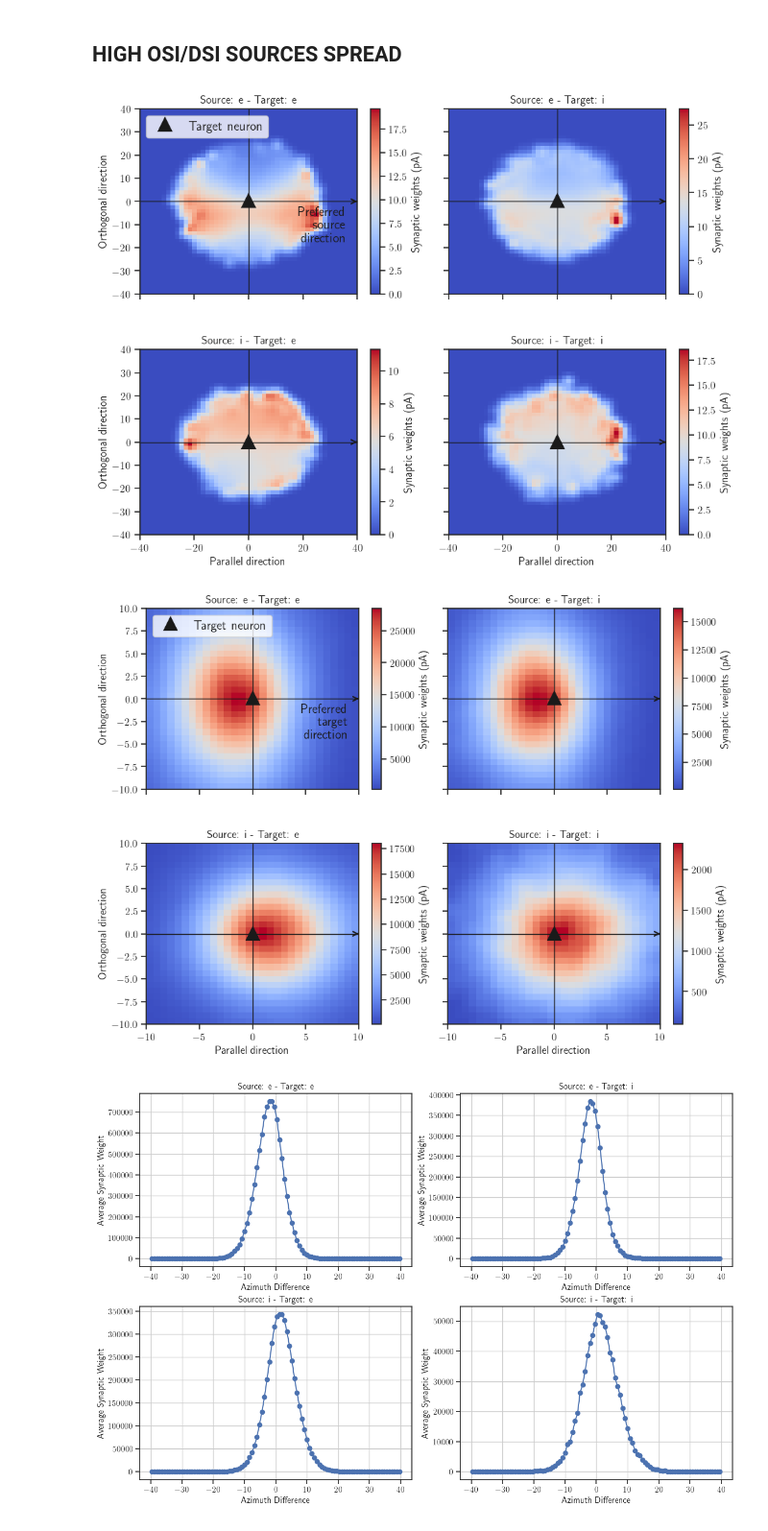
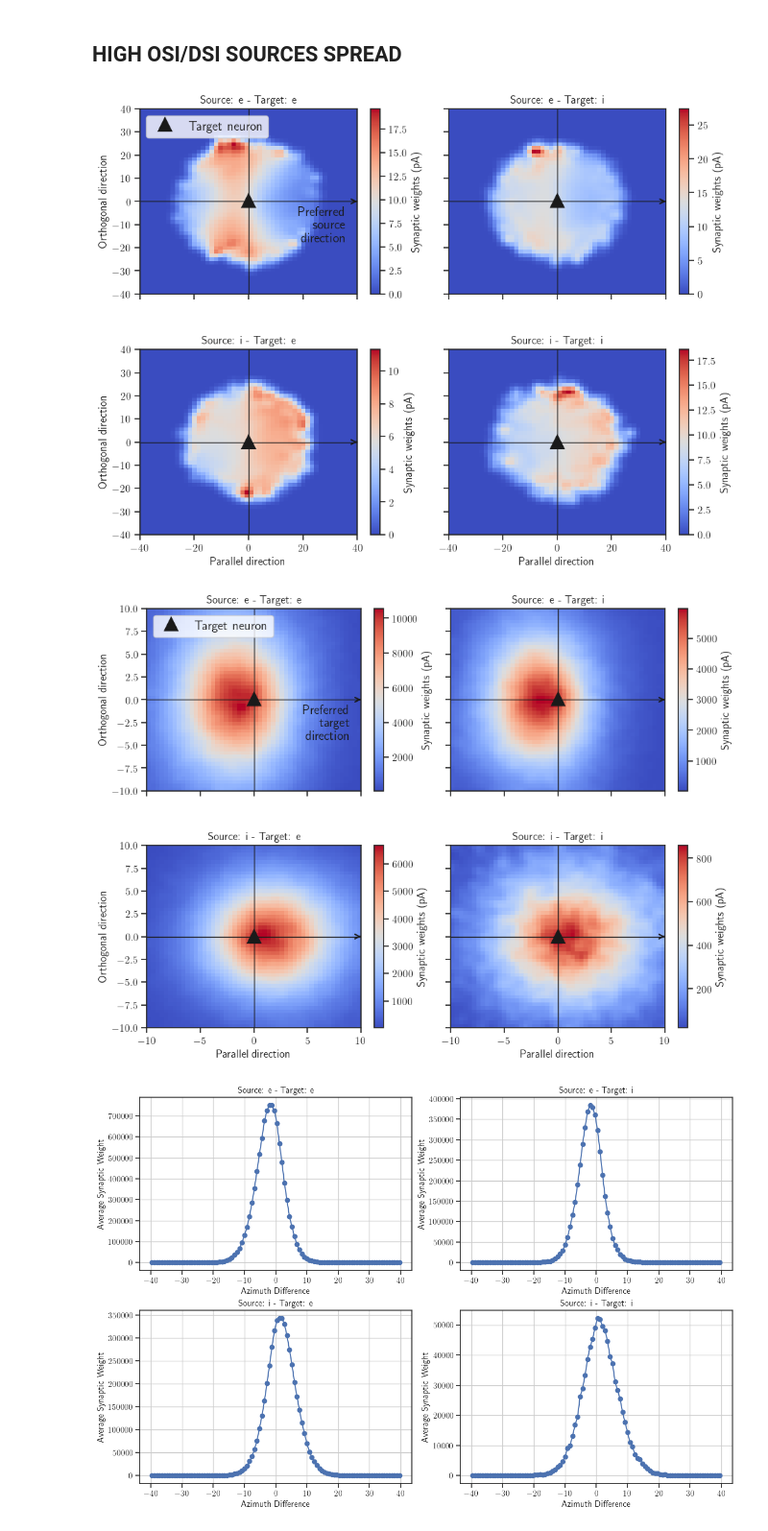
Before and after one commit to JavierGalvan9/V1_GLIF_model, a Jupyter notebook: osi_dsi_analysis.ipynb, the cells around one changed output. Shown at 96% size. Drawn from its saved outputs; the diff is of its cells as text; code cells hidden in the pictures.

```diff
--- a/osi_dsi_analysis.ipynb
+++ b/osi_dsi_analysis.ipynb
@@ -404,7 +388,8 @@ gs = gridspec.GridSpec(len(source_cell_types) * len(target_cell_types), 4, width
 plot_index = 0
 for row, source_cell_type in enumerate(source_cell_types):
     # Select source and target IDs
-    source_tf_ids = df.index[(df['ei'] == source_cell_type) & (df['region'] == 'core') & (df['OSI'] > 0.2)].astype(np.int32).values
+    # source_tf_ids = df.index[(df['ei'] == source_cell_type) & (df['region'] == 'core') & (df['OSI'] > 0.2)].astype(np.int32).values
+    source_tf_ids = df.index[(df['ei'] == source_cell_type) & (df['region'] == 'core')].astype(np.int32).values
     for col, target_cell_type in enumerate(target_cell_types):
         target_tf_ids = df.index[(df['ei'] == target_cell_type) & (df['region'] == 'core')].astype(np.int32).values
         # Create sets for fast lookup
@@ -441,20 +426,25 @@ for row, source_cell_type in enumerate(source_cell_types):
         parallel_tuning_mask = tuning_angle_diff < 15
         parallel_diff_x = diff_x_rot[parallel_tuning_mask]
         parallel_diff_z = diff_z_rot[parallel_tuning_mask]
-        parallel_final_value_masked = initial_value_masked[parallel_tuning_mask]
+        parallel_final_value_masked = final_value_masked[parallel_tuning_mask]
+        # parallel_final_value_masked = initial_value_masked[parallel_tuning_mask]
+
         # Orthogonal
         orthogonal_tuning_mask = np.logical_and(tuning_angle_diff > 80, tuning_angle_diff < 100)
         orthogonal_diff_x = diff_x_rot[orthogonal_tuning_mask]
         orthogonal_diff_z = diff_z_rot[orthogonal_tuning_mask]
-        orthogonal_final_value_masked = initial_value_masked[orthogonal_tuning_mask]
+        orthogonal_final_value_masked = final_value_masked[orthogonal_tuning_mask]
+        # orthogonal_final_value_masked = initial_value_masked[orthogonal_tuning_mask]
         # Opposite
         opposite_tuning_mask = tuning_angle_diff > 165
         opposite_diff_x = diff_x_rot[opposite_tuning_mask]
         opposite_diff_z = diff_z_rot[opposite_tuning_mask]
-        opposite_final_value_masked = initial_value_masked[opposite_tuning_mask]
+        opposite_final_value_masked = final_value_masked[opposite_tuning_mask]
+        # opposite_final_value_masked = initial_value_masked[opposite_tuning_mask]
 
-        bins = 20
+        bins = 50
         area_dimensions = [[-40, 40], [-40, 40]]
+        # area_dimensions = [[-10, 10], [-10, 10]]
         # Parallel
         H_parallel, xedges_parallel, yedges_parallel = np.histogram2d(parallel_diff_x, parallel_diff_z, bins=bins, range=area_dimensions, weights=parallel_final_value_masked)
         count_parallel, _, _ = np.histogram2d(parallel_diff_x, parallel_diff_z, range=area_dimensions, bins=bins)
@@ -519,7 +509,7 @@ for row, source_cell_type in enumerate(source_cell_types):
 
         if row == 0 and col == 0:
             ax_parallel.set_title(f'Parallel tuned neurons\n' + r'($|\Delta \theta_{pref}| \leq 15$ °)')
-            ax_perpendicular.set_title(f'Perpendicular tuned neurons\n' + r'($|\Delta \theta_{pref} \in [80, 100]$)')
+            ax_perpendicular.set_title(f'Perpendicular tuned neurons\n' + r'($|\Delta \theta_{pref} \in [75, 105]$)')
             ax_opposite.set_title(f'Opposite tuned neurons\n' + r'($|\Delta \theta_{pref}| \geq 165$ °)')
             # Position for the centered text at the right end of the x-axis
             x_right = ax_parallel.get_xlim()[1] - 0.03 * (ax_parallel.get_xlim()[1] - ax_parallel.get_xlim()[0])  # Move left by 10% of x-axis range
@@ -563,6 +553,7 @@ i - i : Mean value of opposite histogram: 4.036841869354248
 ## HIGH OSI/DSI SOURCES SPREAD
 # %%
 target_cell_types = ['e', 'i']
+# target_cell_types = ['e5']
 source_cell_types = ['e', 'i']
 source_feature = 'DSI' # 'OSI'
 
@@ -584,6 +575,7 @@ for row, source_cell_type in enumerate(source_cell_types):
     source_tf_ids = df.index[(df['ei'] == source_cell_type) & (df['region'] == 'core')].astype(np.int32).values
     for col, target_cell_type in enumerate(target_cell_types):
         target_tf_ids = df.index[(df['ei'] == target_cell_type) & (df['region'] == 'core') ].astype(np.int32).values
+        # target_tf_ids = df.index[(df['pop_name'].str.contains(target_cell_type)) & (df['region'] == 'core') ].astype(np.int32).values
         # Create sets for fast lookup
         mask = fast_indices_masking(indices, target_tf_ids, source_tf_ids)
         selected_indices = indices[mask]
@@ -619,8 +611,8 @@ for row, source_cell_type in enumerate(source_cell_types):
         area_dimensions = [[-40, 40], [-40, 40]]
         # area_dimensions = [[-10, 10], [-10, 10]]
 
-        hist, xedges_parallel, yedges_parallel = np.histogram2d(diff_z_rot, diff_x_rot, bins=bins, range=area_dimensions, weights=final_value_masked)
-        count_hist, _, _ = np.histogram2d(diff_z_rot, diff_x_rot, range=area_dimensions, bins=bins)
+        hist, xedges_parallel, yedges_parallel = np.histogram2d(diff_x_rot, diff_z_rot, bins=bins, range=area_dimensions, weights=final_value_masked)
+        count_hist, _, _ = np.histogram2d(diff_x_rot, diff_z_rot, range=area_dimensions, bins=bins)
         hist = np.divide(hist, count_hist, out=np.zeros_like(hist), where=count_hist != 0)
         # Apply Gaussian filter to histograms
         sigma = 1
@@ -659,7 +651,7 @@ for row, source_cell_type in enumerate(source_cell_types):
 # fig.suptitle(f'Source Area: {source_area}, Target Area: {target_area}', fontsize=18)
 plt.show()
 # %% [output]
-[figure, old version]
+[figure, new version]
 # %%
 target_cell_types = ['e', 'i']
 source_cell_types = ['e', 'i']
@@ -712,10 +704,10 @@ for row, source_cell_type in enumerate(source_cell_types):
         diff_x_rot = diff_azimuth * cos_angles + diff_elevation * sin_angles
         diff_z_rot = diff_elevation * cos_angles - diff_azimuth * sin_angles
 
-        bins = 30
+        bins = 50
         # data_2d = np.column_stack((diff_azimuth_rot, diff_elevation_rot))
         # bins_x, bins_y = utils.freedman_diaconis_bin_sizes(data_2d, returnas="bins")
-        # area_dimensions = [[-50, 50], [-50, 50]]
+        # area_dimensions = [[-40, 40], [-40, 40]]
         area_dimensions = [[-10, 10], [-10, 10]]
 
         hist, xedges_parallel, yedges_parallel = np.histogram2d(diff_x_rot, diff_z_rot, bins=bins, range=area_dimensions, weights=final_value_masked)
@@ -734,34 +726,34 @@ for row, source_cell_type in enumerate(source_cell_types):
         ax.axhline(0, color='k', lw=1)
         ax.axvline(0, color='k', lw=1)
         ax.annotate('', xy=(ax.get_xlim()[1], 0), xytext=(ax.get_xlim()[1]-0.1, 0),
                     arrowprops=dict(arrowstyle='->', color='k', lw=1.5))
         cbar = plt.colorbar(im_filtered, ax=ax)
         cbar.set_label('Synaptic weights (pA)')
         if col == 0:
             ax.set_ylabel('Orthogonal direction', fontsize=12)
         if col != 0:
             plt.setp(ax.get_yticklabels(), visible=False)
         if row == len(source_cell_types) - 1:
             ax.set_xlabel('Parallel direction')
         else:
             plt.setp(ax.get_xticklabels(), visible=False)
 
         ax.plot(0, 0, 'k^', markersize=12, markeredgewidth=3, label='Target neuron')
         if plot_index == 0:
             # Position for the centered text at the right end of the x-axis
             x_right = x_right = ax.get_xlim()[1] - 0.05 * (ax.get_xlim()[1] - ax.get_xlim()[0])  # Move left by 10% of x-axis range
             y_position = -0.025 * (ax.get_ylim()[1] - ax.get_ylim()[0])
             ax.text(x_right, y_position,
                     'Preferred \n target \n direction', color='k', ha='right', va='top', fontsize=14, weight='bold')
             ax.legend(loc='upper left', fontsize = 14)
 
         ax.set_title(f'Source: {source_cell_type} - Target: {target_cell_type}')
         plot_index += 1
 
 # fig.suptitle(f'Source Area: {source_area}, Target Area: {target_area}', fontsize=18)
 plt.show()
 # %% [output]
-[figure, old version]
+[figure, new version]
 # %%
 target_cell_types = ['e', 'i']
 source_cell_types = ['e', 'i']
```
Also changed, not shown: parts of 7 cells of this notebook, 16 other files.
